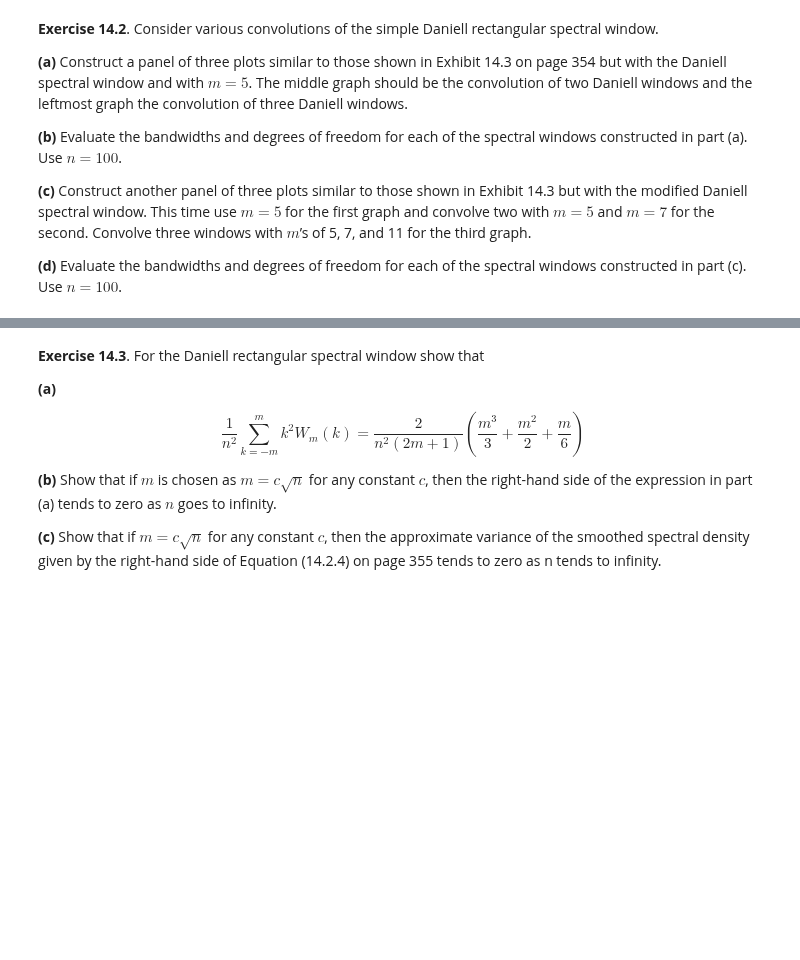
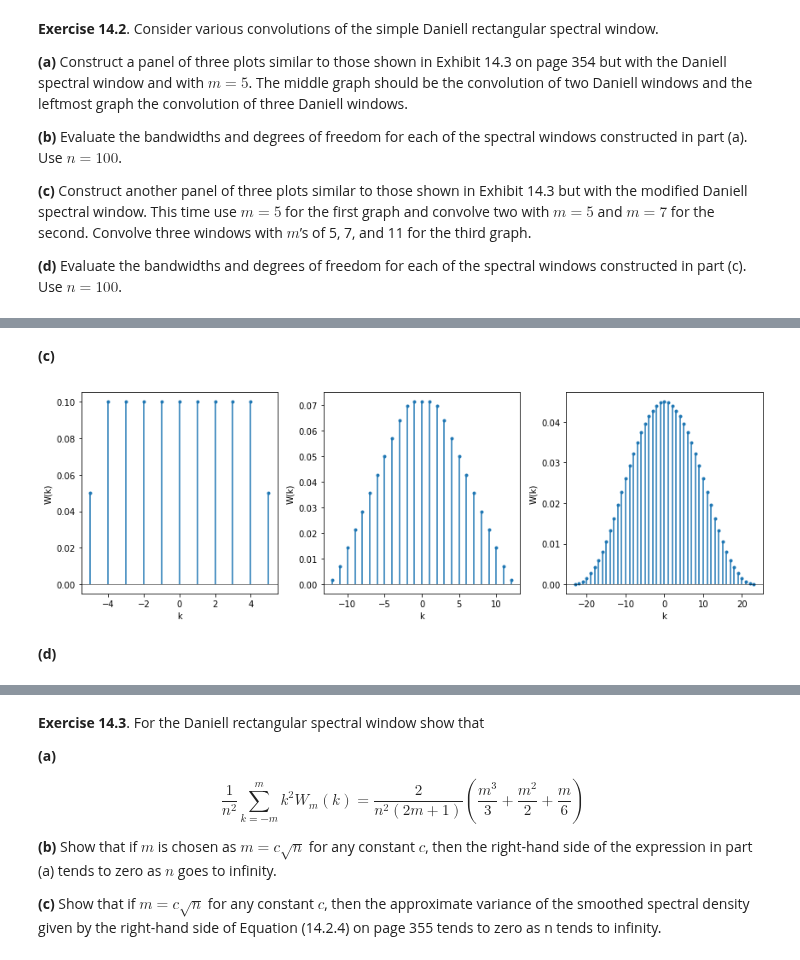
Before and after one commit to telmo-correa/time-series-analysis, a Jupyter notebook: Python/Chapter 14 (Ex 01 - 10) - Estimating the Spectrum.ipynb, the cells around one changed output, grey strips where cells are left out. Saved outputs shown, nothing was run; the diff lists cells and outputs as text; code cells hidden in the pictures; blank space fills up the shorter version.

```diff
--- a/Python/Chapter 14 (Ex 01 - 10) - Estimating the Spectrum.ipynb
+++ b/Python/Chapter 14 (Ex 01 - 10) - Estimating the Spectrum.ipynb
@@ -44,0 +149,41 @@ $$ \text{Var}\left[\overline{S}(f)\right] \approx \frac{S^2(f)}{2m + 1} $$
+# %% [markdown]
+**(c)**
+# %%
+m1 = 5
+k1 = np.arange(-m1, m1+1)
+w_5 = daniell_window_modified(m1)(np.arange(-m1, m1+1))
+w1 = w_5
+
+# Use scipy.signal.lfilter for convolution
+m2 = 7
+k2 = np.arange(-(m1+m2), (m1+m2)+1)
+w_7 = daniell_window_modified(m2)(np.arange(-m2, m2+1))
+w2 = lfilter(x=np.r_[w1, np.zeros(2*m2)], a=[1], b=w_7)
+
+# Use scipy.signal.lfilter for convolution
+m3 = 11
+k3 = np.arange(-(m1+m2+m3), (m1+m2+m3)+1)
+w_11 = daniell_window_modified(m3)(np.arange(-m3, m3+1))
+w3 = lfilter(x=np.r_[w2, np.zeros(2*m3)], a=[1], b=w_11)
+
+def plot_kernel(k, w, ax=None):
+    if ax is None:
+        ax = plt.gca()
+    ax.plot(k, w, ls='None', marker='.')
+    ax.vlines(x=k, ymin=0, ymax=w, color='C0')
+    ax.axhline(y=0, xmin=0, xmax=1, color='black', lw=0.5)
+    ax.set_xlabel('k')
+    ax.set_ylabel('W(k)')
+
+plt.figure(figsize=(12, 4))
+
+plot_kernel(k=k1, w=w1, ax=plt.subplot(131))
+plot_kernel(k=k2, w=w2, ax=plt.subplot(132))
+plot_kernel(k=k3, w=w3, ax=plt.subplot(133))
+
+plt.tight_layout()
+plt.show()
+# %% [output]
+[figure, added]
+# %% [markdown]
+**(d)**
```
Also changed, not shown: parts of 9 cells of this notebook, 1 other file.
